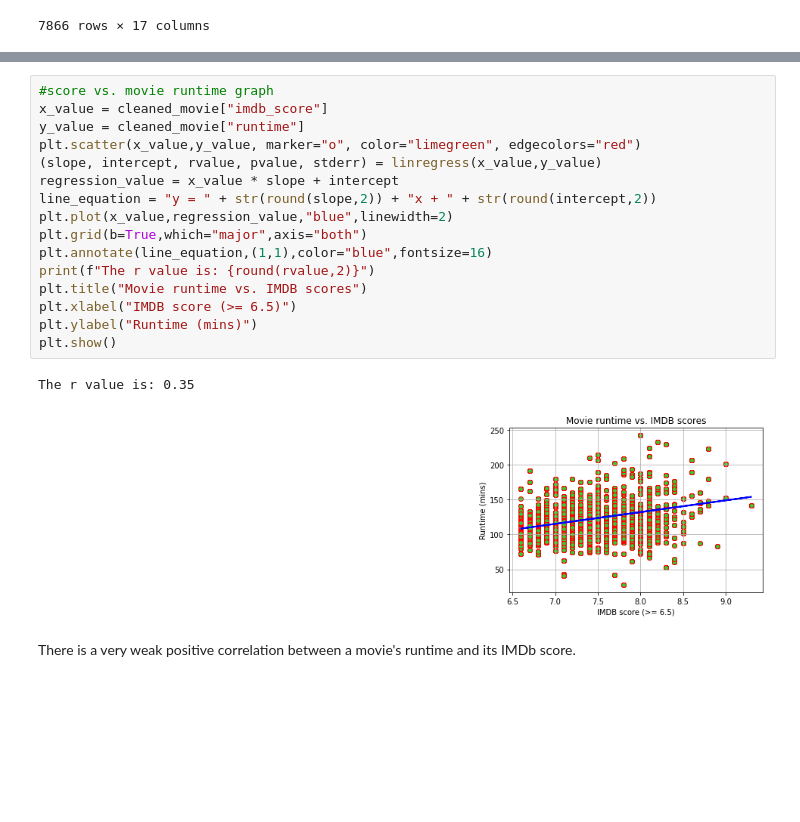
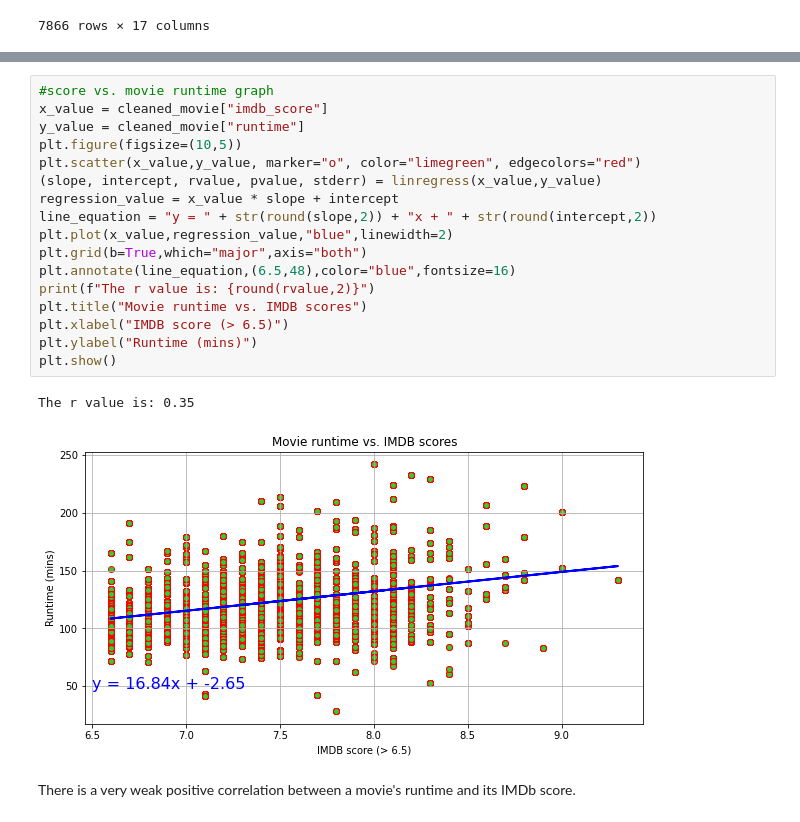
Before and after one commit to thn22/Eclipse__Rodeo2.0, a Jupyter notebook: Visualizations.ipynb, the cells around one changed output, grey strips where cells are left out. Cells and saved outputs as stored; diff of their text form; blank space fills up the shorter version.

Commit message:
updating visualizations

```diff
--- a/Visualizations.ipynb
+++ b/Visualizations.ipynb
@@ -106,22 +150,23 @@ hbo_df
 # %%
 #score vs. movie runtime graph
 x_value = cleaned_movie["imdb_score"]
 y_value = cleaned_movie["runtime"]
+plt.figure(figsize=(10,5))
 plt.scatter(x_value,y_value, marker="o", color="limegreen", edgecolors="red")
 (slope, intercept, rvalue, pvalue, stderr) = linregress(x_value,y_value)
 regression_value = x_value * slope + intercept
 line_equation = "y = " + str(round(slope,2)) + "x + " + str(round(intercept,2))
 plt.plot(x_value,regression_value,"blue",linewidth=2)
 plt.grid(b=True,which="major",axis="both")
-plt.annotate(line_equation,(1,1),color="blue",fontsize=16)
+plt.annotate(line_equation,(6.5,48),color="blue",fontsize=16)
 print(f"The r value is: {round(rvalue,2)}")
 plt.title("Movie runtime vs. IMDB scores")
-plt.xlabel("IMDB score (>= 6.5)")
+plt.xlabel("IMDB score (> 6.5)")
 plt.ylabel("Runtime (mins)")
 plt.show()
 # %% [output]
 The r value is: 0.35
-[figure, old version]
+[figure, new version]
 # %% [markdown]
 There is a very weak positive correlation between a movie's runtime and its IMDb score.
 # %%
```
Also changed, not shown: parts of 20 cells of this notebook, 4 other files.
